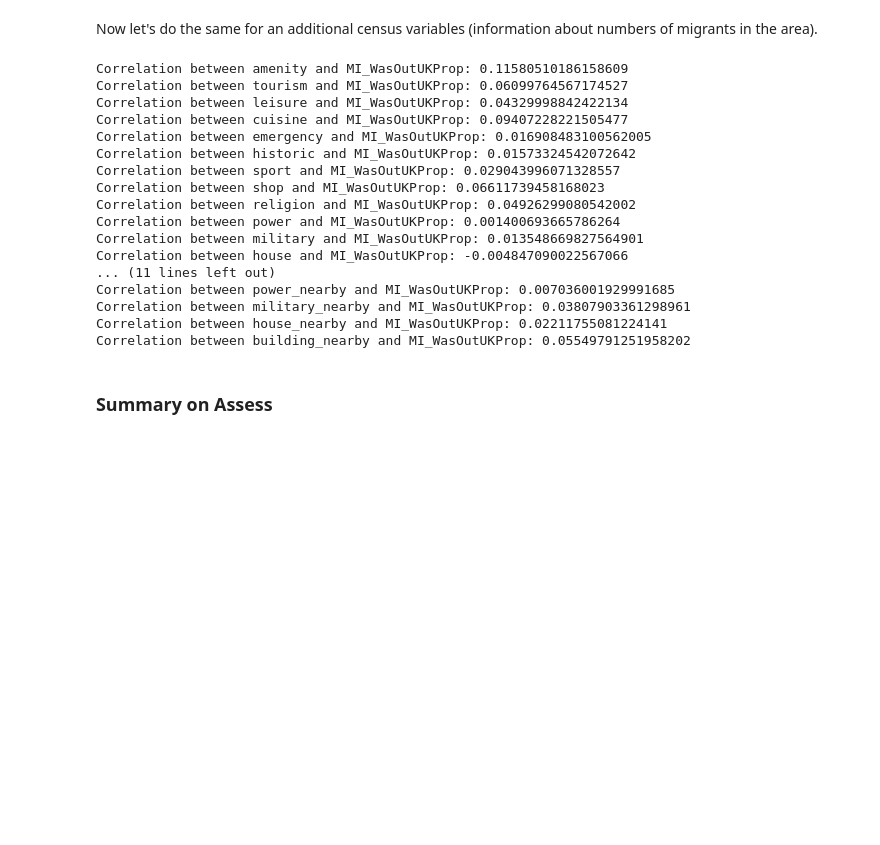
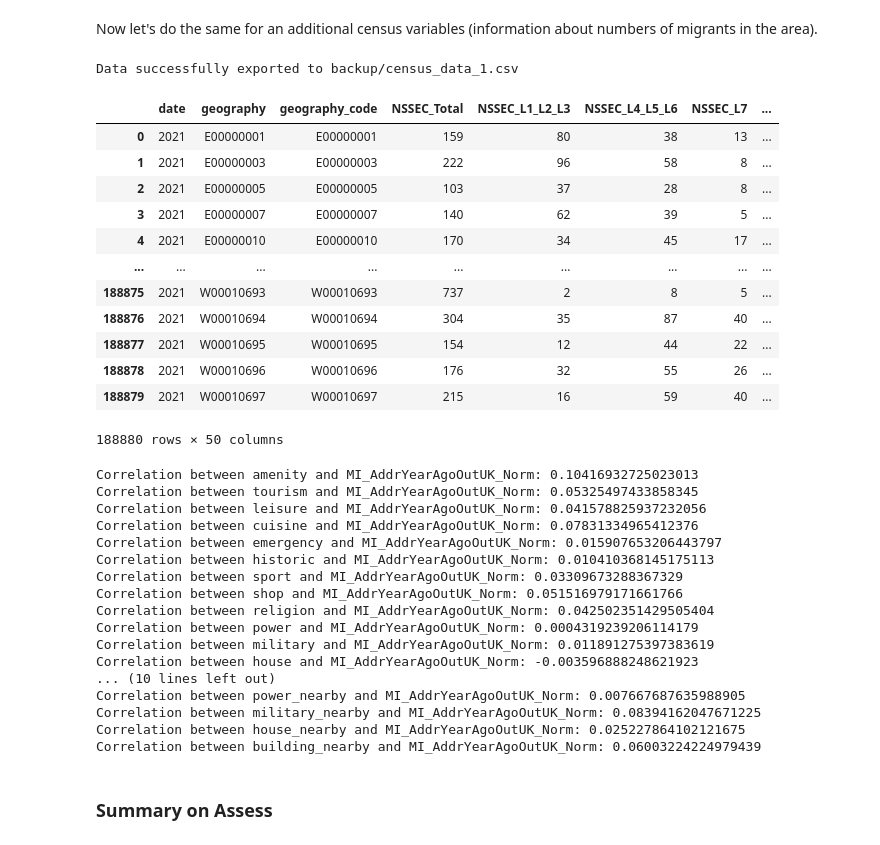
Before and after one commit to sdenyskov/sd995_ads_2024, a Jupyter notebook: notebooks/ads_course_assessment.ipynb, the cells around one changed output. Saved outputs shown, nothing was run; the diff lists cells and outputs as text; code cells hidden in the pictures; blank space fills up the shorter version.

```diff
--- a/notebooks/ads_course_assessment.ipynb
+++ b/notebooks/ads_course_assessment.ipynb
@@ -1038,34 +1468,50 @@ Now let's do the same for an additional census variables (information about numb
+# %%
+fynesse.access.db_to_csv(conn, 'census_data_1', 'backup/census_data_1.csv')
+census_data_1_df = pd.read_csv('backup/census_data_1.csv')
+# %% [output]
+Data successfully exported to backup/census_data_1.csv
+# %%
+census_data_1_df
+# %% [output]
+|  | date | geography | geography_code | NSSEC_Total | NSSEC_L1_L2_L3 | NSSEC_L4_L5_L6 | NSSEC_L7 | ... |
+| 0 | 2021 | E00000001 | E00000001 | 159 | 80 | 38 | 13 | ... |
+| 1 | 2021 | E00000003 | E00000003 | 222 | 96 | 58 | 8 | ... |
+| 2 | 2021 | E00000005 | E00000005 | 103 | 37 | 28 | 8 | ... |
+| 3 | 2021 | E00000007 | E00000007 | 140 | 62 | 39 | 5 | ... |
+| 4 | 2021 | E00000010 | E00000010 | 170 | 34 | 45 | 17 | ... |
+| ... | ... | ... | ... | ... | ... | ... | ... | ... |
+| 188875 | 2021 | W00010693 | W00010693 | 737 | 2 | 8 | 5 | ... |
+| 188876 | 2021 | W00010694 | W00010694 | 304 | 35 | 87 | 40 | ... |
+| 188877 | 2021 | W00010695 | W00010695 | 154 | 12 | 44 | 22 | ... |
+| 188878 | 2021 | W00010696 | W00010696 | 176 | 32 | 55 | 26 | ... |
+| 188879 | 2021 | W00010697 | W00010697 | 215 | 16 | 59 | 40 | ... |
+188880 rows × 50 columns
 # %%
-# column_of_interest = 'MI_WasStudentProp'
-# column_of_interest = 'MI_WasInUKProp'
-column_of_interest = 'MI_WasOutUKProp'
+# column_of_interest = 'MI_AddrYearAgoStudentInUK'
+# column_of_interest = 'MI_AddrYearAgoInUK'
+column_of_interest = 'MI_AddrYearAgoOutUK_Norm'
 
-correlations = {col: oa_data_gdf[col].corr(oa_data_gdf[column_of_interest]) for col in (features_of_interest)}
+correlations = {col: census_data_1_df[col].corr(census_data_1_df[column_of_interest]) for col in features_of_interest + features_of_interest_nearby}
+
 for col, corr in correlations.items():
     print(f"Correlation between {col} and {column_of_interest}: {corr}")
-
-print("------------")
-
-correlations = {col: oa_data_gdf[col].corr(oa_data_gdf[column_of_interest]) for col in (features_of_interest_nearby)}
-for col, corr in correlations.items():
-    print(f"Correlation between {col} and {column_of_interest}: {corr}")
 # %% [output]
-Correlation between amenity and MI_WasOutUKProp: 0.11580510186158609
-Correlation between tourism and MI_WasOutUKProp: 0.06099764567174527
-Correlation between leisure and MI_WasOutUKProp: 0.04329998842422134
-Correlation between cuisine and MI_WasOutUKProp: 0.09407228221505477
-Correlation between emergency and MI_WasOutUKProp: 0.016908483100562005
-Correlation between historic and MI_WasOutUKProp: 0.01573324542072642
-Correlation between sport and MI_WasOutUKProp: 0.029043996071328557
-Correlation between shop and MI_WasOutUKProp: 0.06611739458168023
-Correlation between religion and MI_WasOutUKProp: 0.04926299080542002
-Correlation between power and MI_WasOutUKProp: 0.001400693665786264
-Correlation between military and MI_WasOutUKProp: 0.013548669827564901
-Correlation between house and MI_WasOutUKProp: -0.004847090022567066
-... (11 lines left out)
-Correlation between power_nearby and MI_WasOutUKProp: 0.007036001929991685
-Correlation between military_nearby and MI_WasOutUKProp: 0.03807903361298961
-Correlation between house_nearby and MI_WasOutUKProp: 0.02211755081224141
-Correlation between building_nearby and MI_WasOutUKProp: 0.05549791251958202
+Correlation between amenity and MI_AddrYearAgoOutUK_Norm: 0.10416932725023013
+Correlation between tourism and MI_AddrYearAgoOutUK_Norm: 0.05325497433858345
+Correlation between leisure and MI_AddrYearAgoOutUK_Norm: 0.041578825937232056
+Correlation between cuisine and MI_AddrYearAgoOutUK_Norm: 0.07831334965412376
+Correlation between emergency and MI_AddrYearAgoOutUK_Norm: 0.015907653206443797
+Correlation between historic and MI_AddrYearAgoOutUK_Norm: 0.010410368145175113
+Correlation between sport and MI_AddrYearAgoOutUK_Norm: 0.03309673288367329
+Correlation between shop and MI_AddrYearAgoOutUK_Norm: 0.051516979171661766
+Correlation between religion and MI_AddrYearAgoOutUK_Norm: 0.042502351429505404
+Correlation between power and MI_AddrYearAgoOutUK_Norm: 0.0004319239206114179
+Correlation between military and MI_AddrYearAgoOutUK_Norm: 0.011891275397383619
+Correlation between house and MI_AddrYearAgoOutUK_Norm: -0.003596888248621923
+... (10 lines left out)
+Correlation between power_nearby and MI_AddrYearAgoOutUK_Norm: 0.007667687635988905
+Correlation between military_nearby and MI_AddrYearAgoOutUK_Norm: 0.08394162047671225
+Correlation between house_nearby and MI_AddrYearAgoOutUK_Norm: 0.025227864102121675
+Correlation between building_nearby and MI_AddrYearAgoOutUK_Norm: 0.06003224224979439
 # %% [markdown]
 ### Summary on Assess
```
Also changed, not shown: parts of 187 cells of this notebook, 1 other file.
